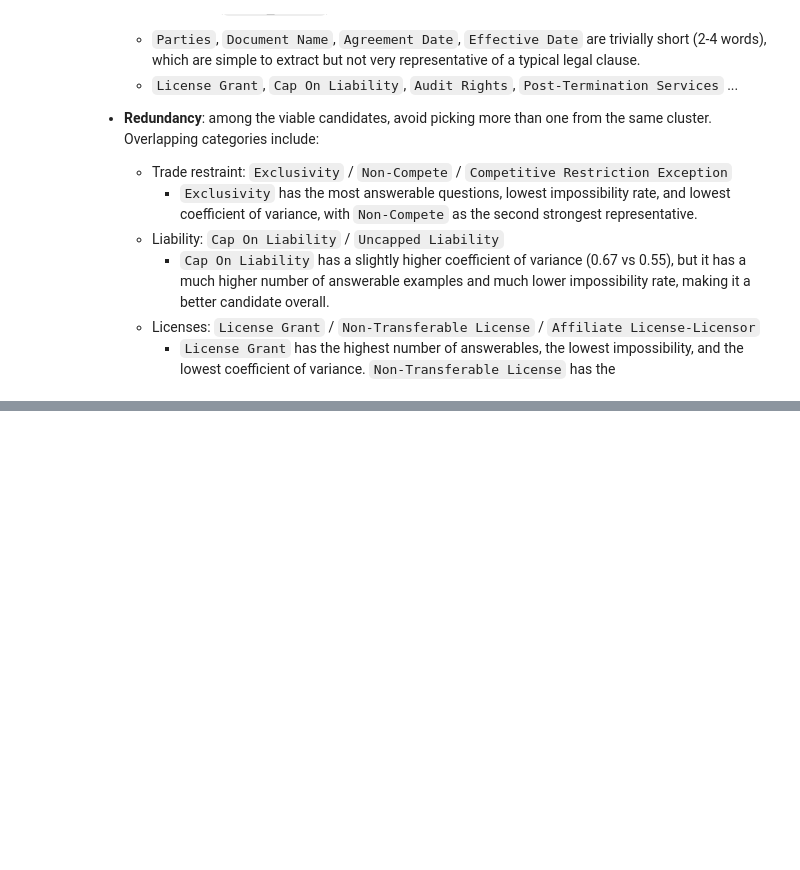
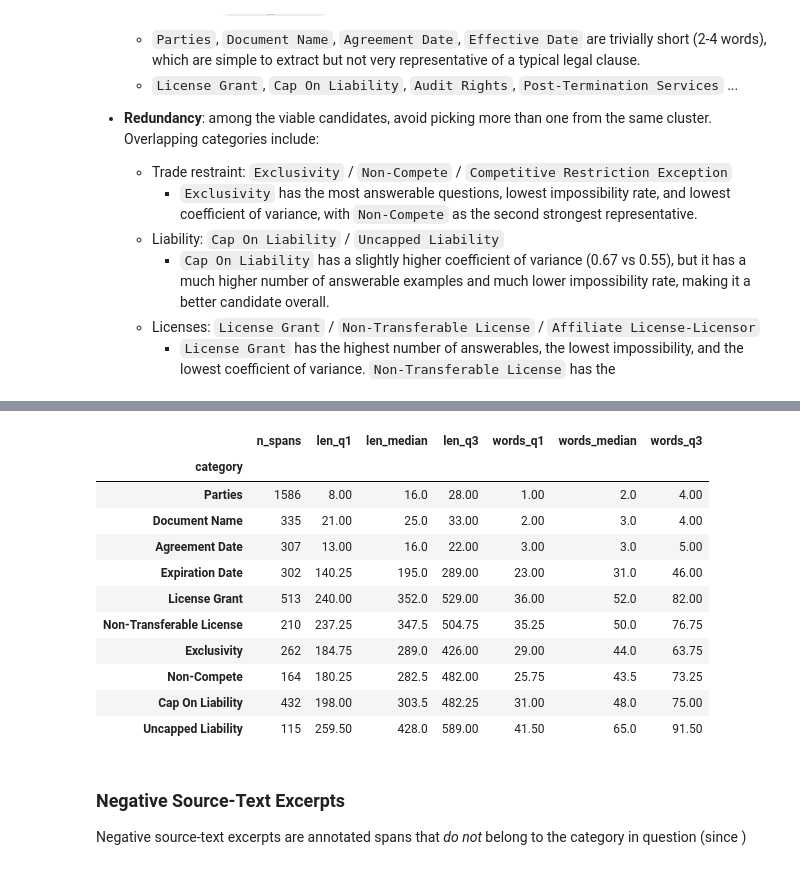
Before and after one commit to Break-Through-Tech/Accenture-1D-contract-review-challenge, a Jupyter notebook: notebooks/review_bundles.ipynb, the cells around one changed output, grey strips where cells are left out. Drawn from its saved outputs; the diff is of its cells as text; code cells hidden in the pictures; blank space fills up the shorter version.

```diff
--- a/notebooks/review_bundles.ipynb
+++ b/notebooks/review_bundles.ipynb
@@ -212,0 +305,39 @@ Characterized by a high number of answerable examples and zero impossibility rat
+# %%
+TENTATIVE_CATEGORIES = ['Parties', 'Document Name', 'Agreement Date', 'Expiration Date',
+                        'License Grant', 'Non-Transferable License', 'Exclusivity', 'Non-Compete',
+                        'Cap On Liability', 'Uncapped Liability']
+
+# Extract annotations from selected categories
+annotations = df.loc[
+    df['has_answer'] & df['category'].isin(TENTATIVE_CATEGORIES),
+    ['id', 'title', 'category', 'answer_text', 'answer_start', 'answer_len', 'num_words']
+].reset_index(drop=True)
+
+# First quartile, median, and third quartile of span length (characters and words) per category
+span_length_quartiles = annotations.groupby('category').agg(
+    n_spans=('answer_text', 'size'),
+    len_q1=('answer_len', lambda s: s.quantile(0.25)),
+    len_median=('answer_len', 'median'),
+    len_q3=('answer_len', lambda s: s.quantile(0.75)),
+    words_q1=('num_words', lambda s: s.quantile(0.25)),
+    words_median=('num_words', 'median'),
+    words_q3=('num_words', lambda s: s.quantile(0.75)),
+).reindex(TENTATIVE_CATEGORIES)
+
+span_length_quartiles
+# %% [output]
+|  | n_spans | len_q1 | len_median | len_q3 | words_q1 | words_median | words_q3 |
+| category |  |  |  |  |  |  |  |
+| Parties | 1586 | 8.00 | 16.0 | 28.00 | 1.00 | 2.0 | 4.00 |
+| Document Name | 335 | 21.00 | 25.0 | 33.00 | 2.00 | 3.0 | 4.00 |
+| Agreement Date | 307 | 13.00 | 16.0 | 22.00 | 3.00 | 3.0 | 5.00 |
+| Expiration Date | 302 | 140.25 | 195.0 | 289.00 | 23.00 | 31.0 | 46.00 |
+| License Grant | 513 | 240.00 | 352.0 | 529.00 | 36.00 | 52.0 | 82.00 |
+| Non-Transferable License | 210 | 237.25 | 347.5 | 504.75 | 35.25 | 50.0 | 76.75 |
+| Exclusivity | 262 | 184.75 | 289.0 | 426.00 | 29.00 | 44.0 | 63.75 |
+| Non-Compete | 164 | 180.25 | 282.5 | 482.00 | 25.75 | 43.5 | 73.25 |
+| Cap On Liability | 432 | 198.00 | 303.5 | 482.25 | 31.00 | 48.0 | 75.00 |
+| Uncapped Liability | 115 | 259.50 | 428.0 | 589.00 | 41.50 | 65.0 | 91.50 |
+# %% [markdown]
+### Negative Source-Text Excerpts
+Negative source-text excerpts are annotated spans that *do not* belong to the category in question (since )
```
Also changed, not shown: parts of 15 cells of this notebook.
